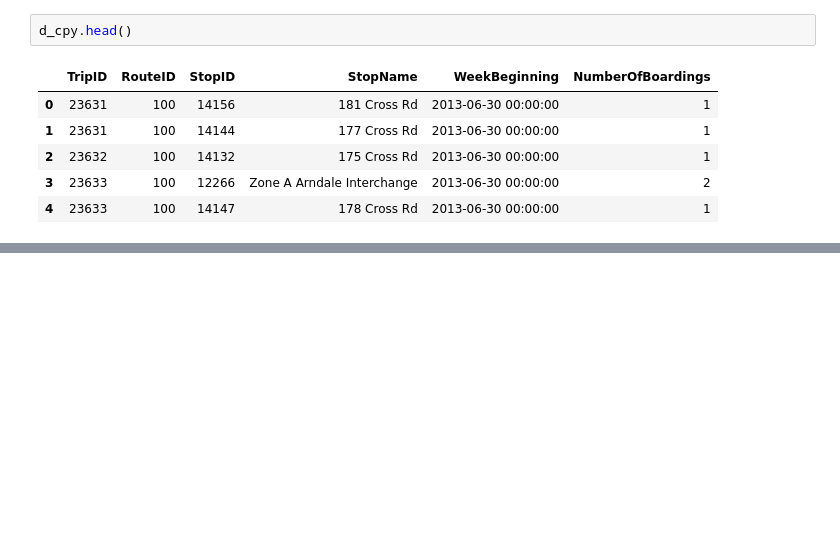
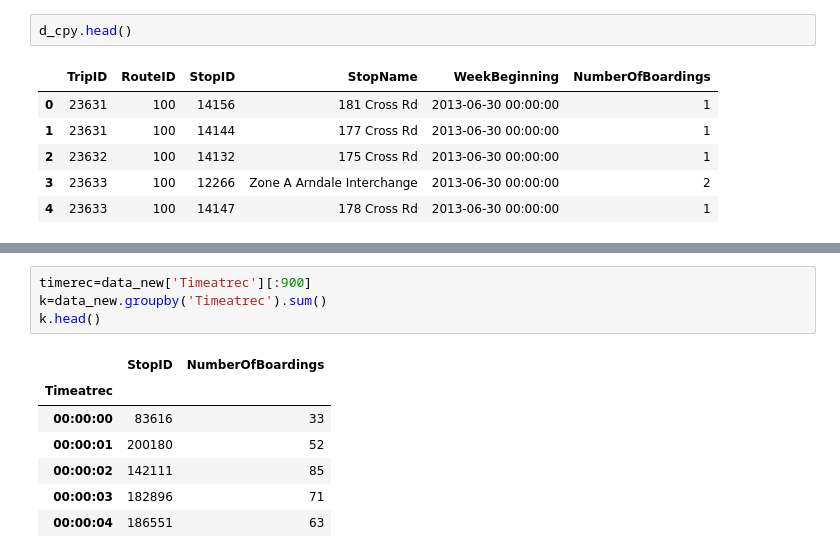
Before and after one commit to hackinhub19/Spars, a Jupyter notebook: LSTM.ipynb, the cells around one changed output, grey strips where cells are left out. Saved outputs shown, nothing was run; the diff lists cells and outputs as text; blank space fills up the shorter version.

```diff
--- a/LSTM.ipynb
+++ b/LSTM.ipynb
@@ -88,0 +148,12 @@ OverflowError: Exceeded cell block limit (set 'agg.path.chunksize' rcparam)
+# %%
+timerec=data_new['Timeatrec'][:900]
+k=data_new.groupby('Timeatrec').sum()
+k.head()
+# %% [output]
+|  | StopID | NumberOfBoardings |
+| Timeatrec |  |  |
+| 00:00:00 | 83616 | 33 |
+| 00:00:01 | 200180 | 52 |
+| 00:00:02 | 142111 | 85 |
+| 00:00:03 | 182896 | 71 |
+| 00:00:04 | 186551 | 63 |
```
Also changed, not shown: parts of 25 cells of this notebook.
